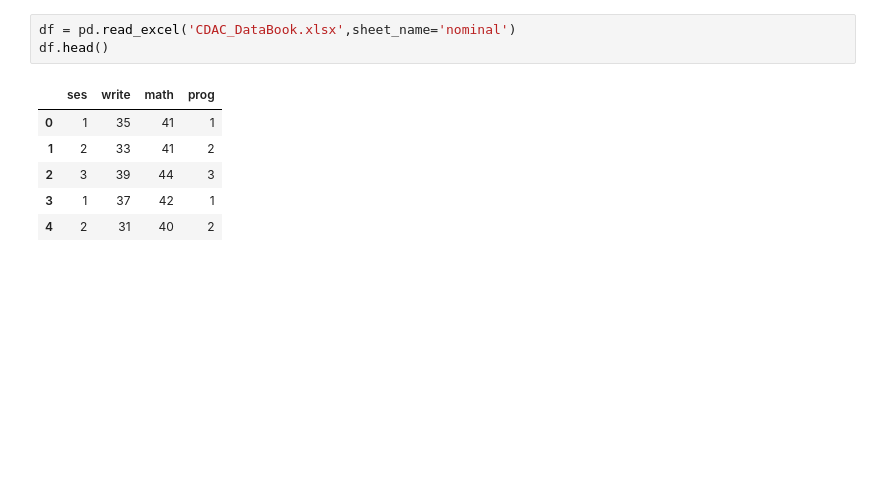
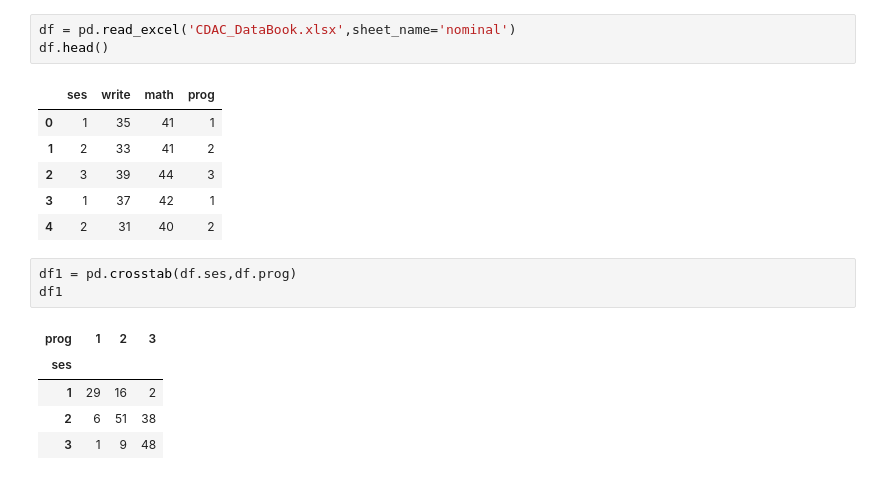
Before and after one commit to Omkar210/Statistics-and-ML, a Jupyter notebook: Day7.ipynb, the cells around one changed output. Drawn from its saved outputs; the diff is of its cells as text; blank space fills up the shorter version.

```diff
--- a/Day7.ipynb
+++ b/Day7.ipynb
@@ -404,3 +406,12 @@ df.head()
 | 2 | 3 | 39 | 44 | 3 |
 | 3 | 1 | 37 | 42 | 1 |
 | 4 | 2 | 31 | 40 | 2 |
+# %%
+df1 = pd.crosstab(df.ses,df.prog)
+df1
+# %% [output]
+| prog | 1 | 2 | 3 |
+| ses |  |  |  |
+| 1 | 29 | 16 | 2 |
+| 2 | 6 | 51 | 38 |
+| 3 | 1 | 9 | 48 |
```
Also changed, not shown: parts of 6 cells of this notebook.
